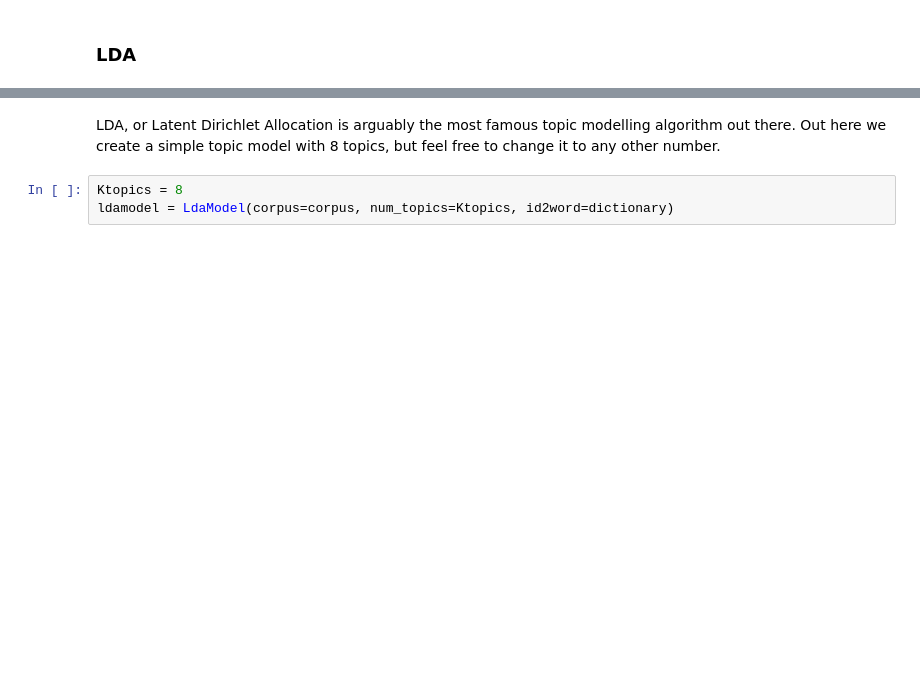
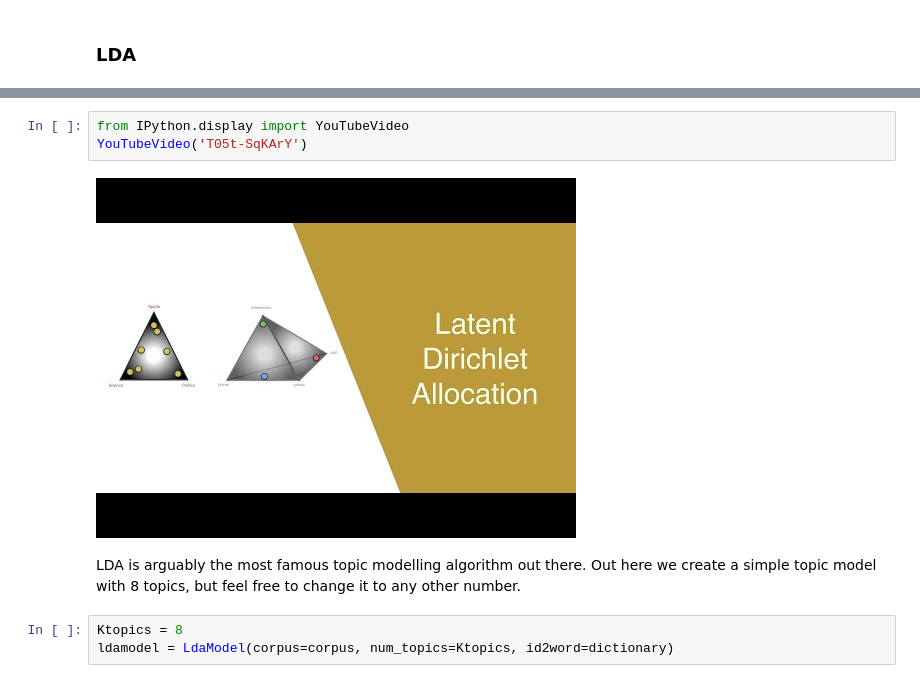
Before and after one commit to howard-haowen/NLP-demos, a Jupyter notebook: NSYSU/W02-topic-modelling.ipynb, the cells around one changed output, grey strips where cells are left out. Cells and saved outputs as stored; diff of their text form; blank space fills up the shorter version.

```diff
--- a/NSYSU/W02-topic-modelling.ipynb
+++ b/NSYSU/W02-topic-modelling.ipynb
@@ -447,5 +453,10 @@ We're now done with a very important part of any text analysis - the data cleani
+# %%
+from IPython.display import YouTubeVideo
+YouTubeVideo('T05t-SqKArY')
+# %% [output]
+[figure, added]
 # %% [markdown]
-LDA, or Latent Dirichlet Allocation is arguably the most famous topic modelling algorithm out there. Out here we create a simple topic model with 8 topics, but feel free to change it to any other number.
+LDA is arguably the most famous topic modelling algorithm out there. Out here we create a simple topic model with 8 topics, but feel free to change it to any other number.
 # %%
 Ktopics = 8
 ldamodel = LdaModel(corpus=corpus, num_topics=Ktopics, id2word=dictionary)
```
Also changed, not shown: parts of 5 cells of this notebook.
